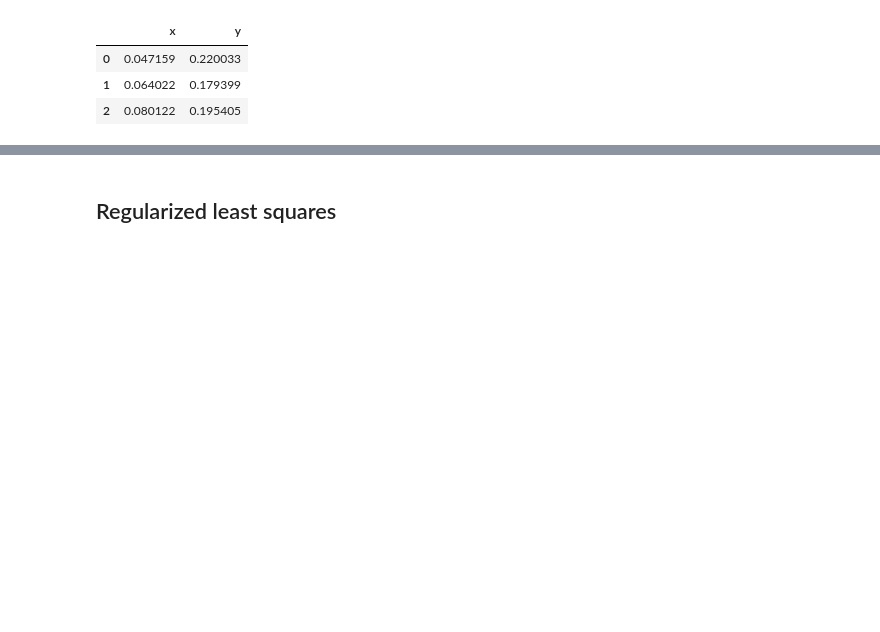
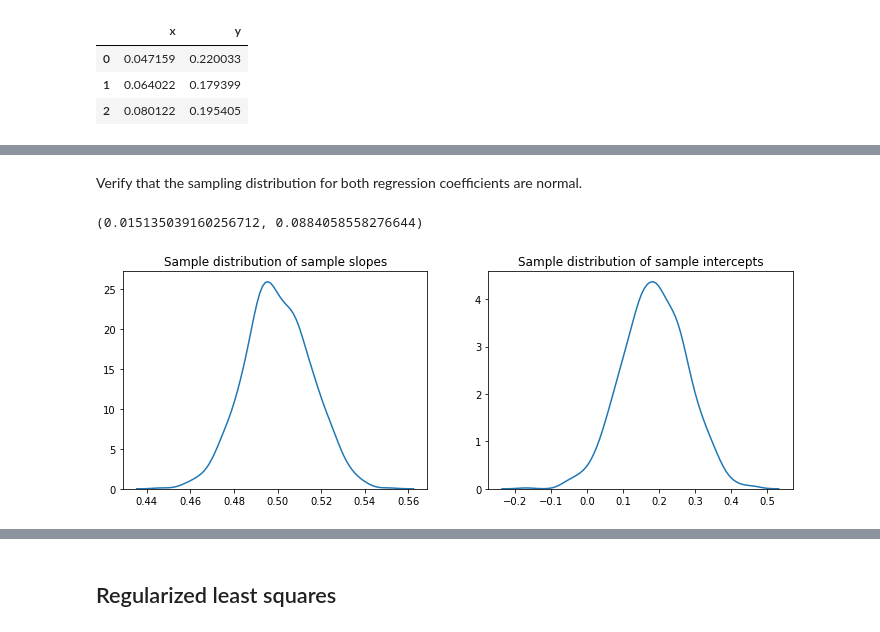
Before and after one commit to zhihanyang2022/bishop1995_notes, a Jupyter notebook: c3_single_layer_networks/least_square_method/least_square_method_demo.ipynb, the cells around one changed output, grey strips where cells are left out. Drawn from its saved outputs; the diff is of its cells as text; code cells hidden in the pictures; blank space fills up the shorter version.

```diff
--- a/c3_single_layer_networks/least_square_method/least_square_method_demo.ipynb
+++ b/c3_single_layer_networks/least_square_method/least_square_method_demo.ipynb
@@ -16,0 +54,12 @@ df.head(3)
+# %%
+def regularized_least_squares(PHI, T, regularizer=0):
+
+    assert PHI.shape[0] == T.shape[0]
+
+    pseudo_inv = inv(PHI.T @ PHI + np.eye(PHI.shape[1]) * regularizer)
+
+    assert pseudo_inv.shape[0] == pseudo_inv.shape[1]
+
+    W = pseudo_inv @ PHI.T @ T
+
+    return {'slope' : float(W[0]), 'intercept' : float(W[1])}
@@ -16,0 +76,33 @@ df.head(3)
+# %% [markdown]
+Verify that the sampling distribution for both regression coefficients are normal.
+# %%
+n = 500  # sample size
+num_samps = 1000
+# %%
+def sample(PHI, T, n):
+    idxs = np.random.randint(PHI.shape[0], size=n)
+    return PHI[idxs], T[idxs]
+# %%
+samp_slopes, samp_intercepts = [], []
+for i in range(num_samps):
+    PHI_samp, T_samp = sample(PHI, T, n)
+    learned_param = regularized_least_squares(PHI_samp, T_samp)
+    samp_slopes.append(learned_param['slope']); samp_intercepts.append(learned_param['intercept'])
+# %%
+np.std(samp_slopes), np.std(samp_intercepts)
+# %% [output]
+(0.015135039160256712, 0.0884058558276644)
+# %%
+fig = plt.figure(figsize=(12, 4))
+
+fig.add_subplot(121)
+sns.kdeplot(samp_slopes)
+plt.title('Sample distribution of sample slopes')
+
+fig.add_subplot(122)
+sns.kdeplot(samp_intercepts)
+plt.title('Sample distribution of sample intercepts')
+
+plt.show()
+# %% [output]
+[figure, added]
```
Also changed, not shown: parts of 51 cells of this notebook.
